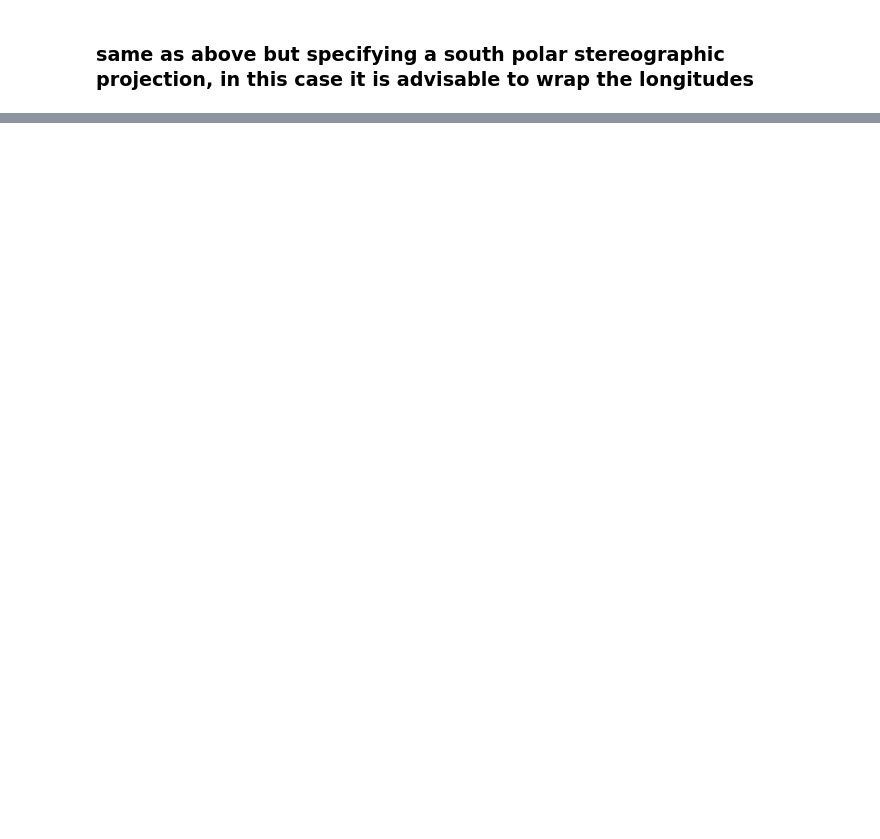
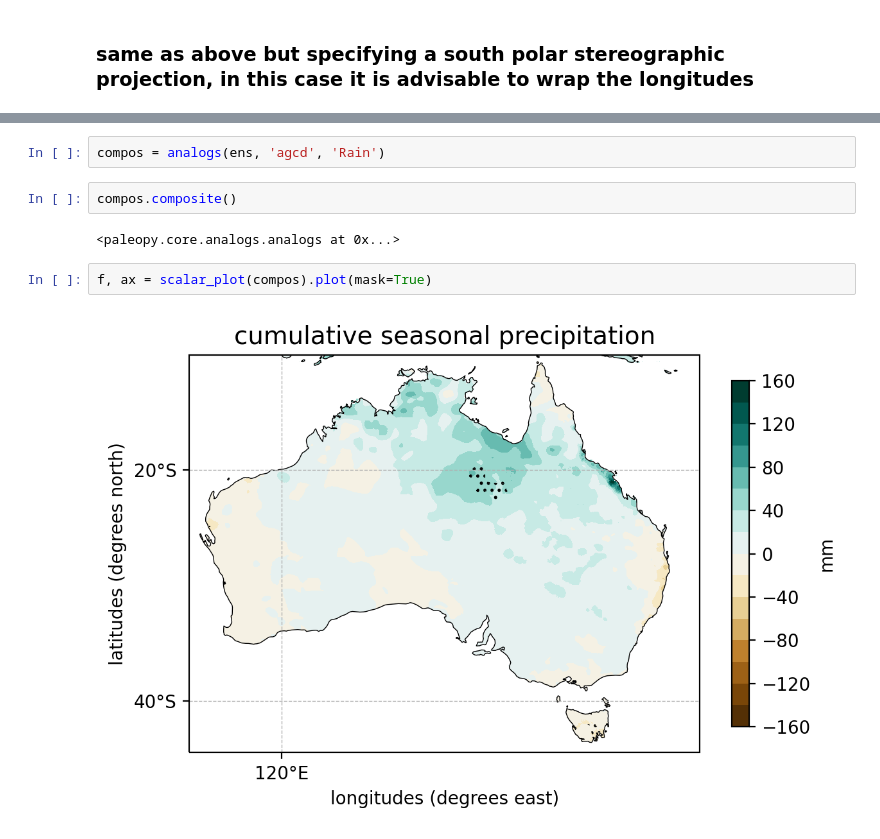
Before and after one commit to nicolasfauchereau/PICT_notebooks, a Jupyter notebook: notebooks/ensemble.ipynb, the cells around one changed output, grey strips where cells are left out. Saved outputs shown, nothing was run; the diff lists cells and outputs as text; blank space fills up the shorter version.

```diff
--- a/notebooks/ensemble.ipynb
+++ b/notebooks/ensemble.ipynb
@@ -97,0 +96,10 @@ f, ax = scalar_plot(hgt_1000, proj='spstere').plot(wrap_longitudes=True)
+# %%
+compos = analogs(ens, 'agcd', 'Rain')
+# %%
+compos.composite()
+# %% [output]
+<paleopy.core.analogs.analogs at 0x...>
+# %%
+f, ax = scalar_plot(compos).plot(mask=True)
+# %% [output]
+[figure, added]
```
Also changed, not shown: parts of 6 cells of this notebook, 4 other files.
